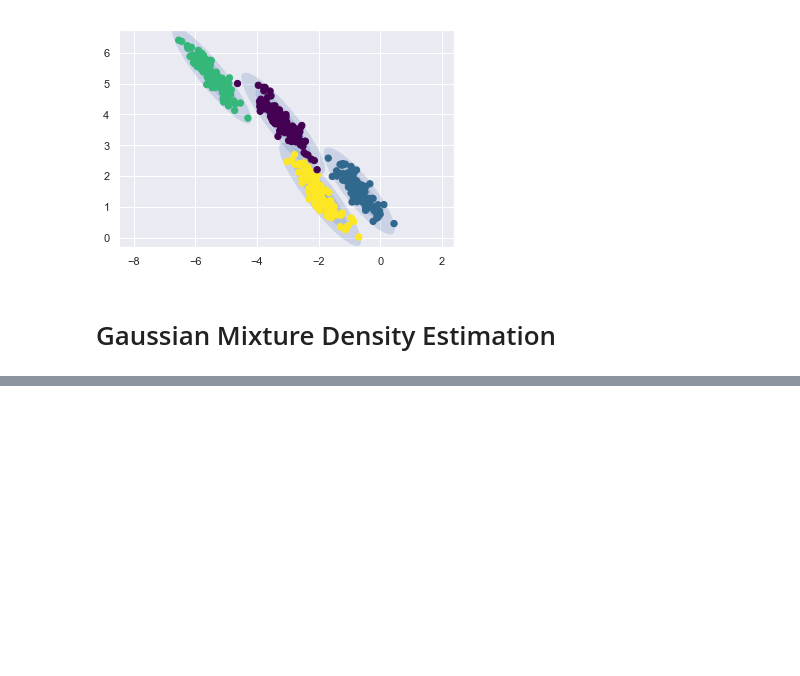
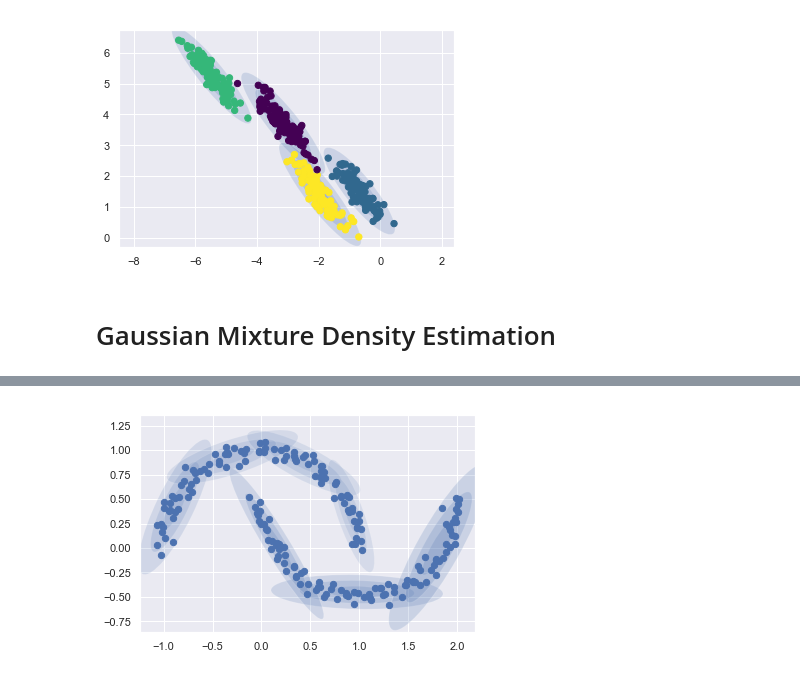
Before and after one commit to Data-drone/coding_practice, a Jupyter notebook: data_science/Gaussian Mixture Models.ipynb, the cells around one changed output, grey strips where cells are left out. Cells and saved outputs as stored; diff of their text form; code cells hidden in the pictures; blank space fills up the shorter version.

```diff
--- a/data_science/Gaussian Mixture Models.ipynb
+++ b/data_science/Gaussian Mixture Models.ipynb
@@ -122,0 +134,5 @@ plot_gmm(gmm, X_stretched)
+# %%
+gmm16 = GaussianMixture(n_components=7, covariance_type='full', random_state=0)
+plot_gmm(gmm16, Xmoon, label=False)
+# %% [output]
+[figure, added]
```
Also changed, not shown: parts of 4 cells of this notebook.
